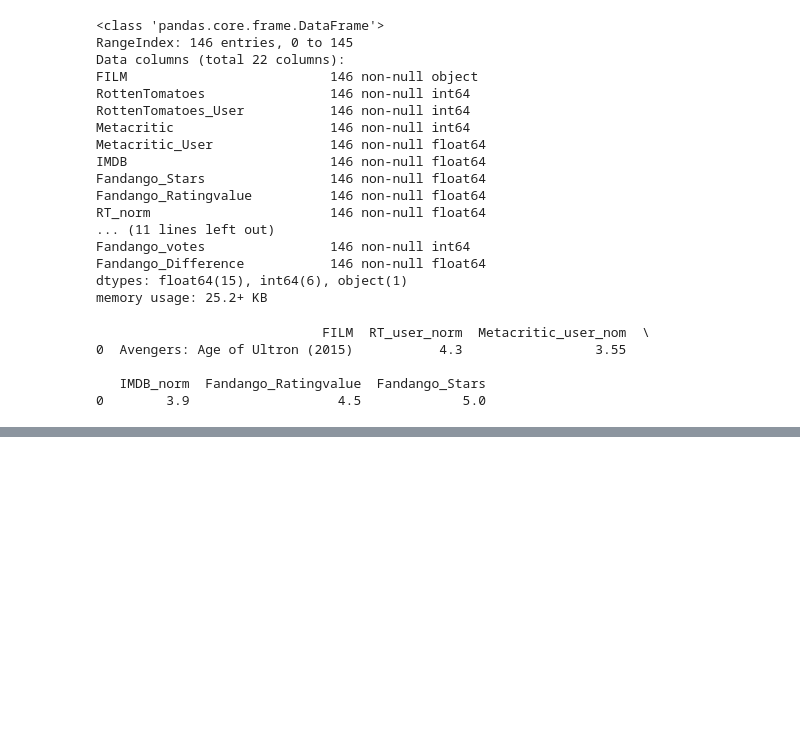
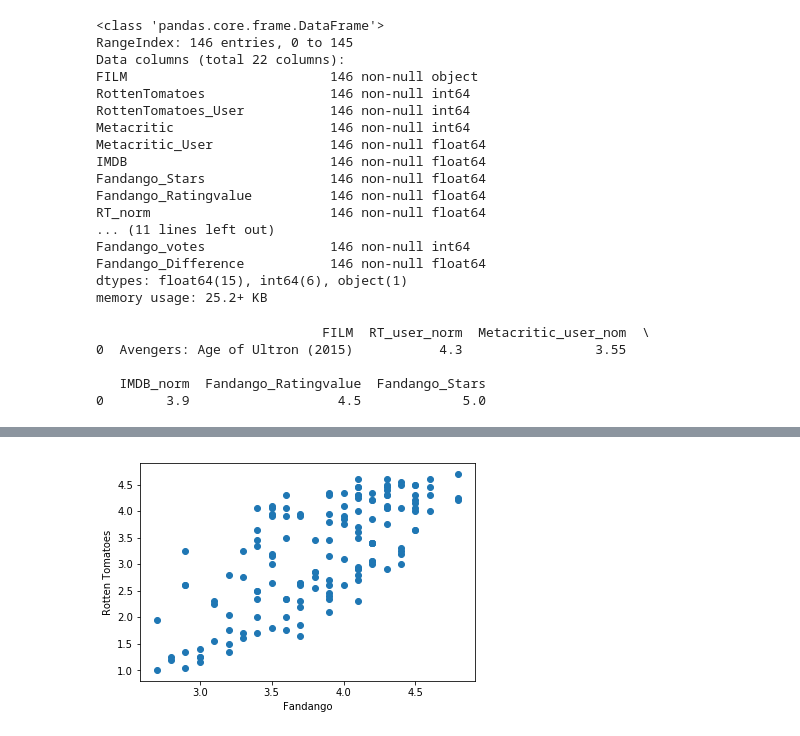
Before and after one commit to vaishujai/DataViz_with_Python, a Jupyter notebook: FiveThirtyEight.ipynb, the cells around one changed output, grey strips where cells are left out. Drawn from its saved outputs; the diff is of its cells as text; code cells hidden in the pictures; blank space fills up the shorter version.

```diff
--- a/FiveThirtyEight.ipynb
+++ b/FiveThirtyEight.ipynb
@@ -55,0 +95,9 @@ print(norm_reviews[:1])
+# %%
+fig,ax = plt.subplots()
+
+ax.scatter(norm_reviews['Fandango_Ratingvalue'], norm_reviews['RT_user_norm'])
+ax.set_xlabel('Fandango')
+ax.set_ylabel('Rotten Tomatoes')
+plt.show()
+# %% [output]
+[figure, added]
```
Also changed, not shown: parts of 4 cells of this notebook.
